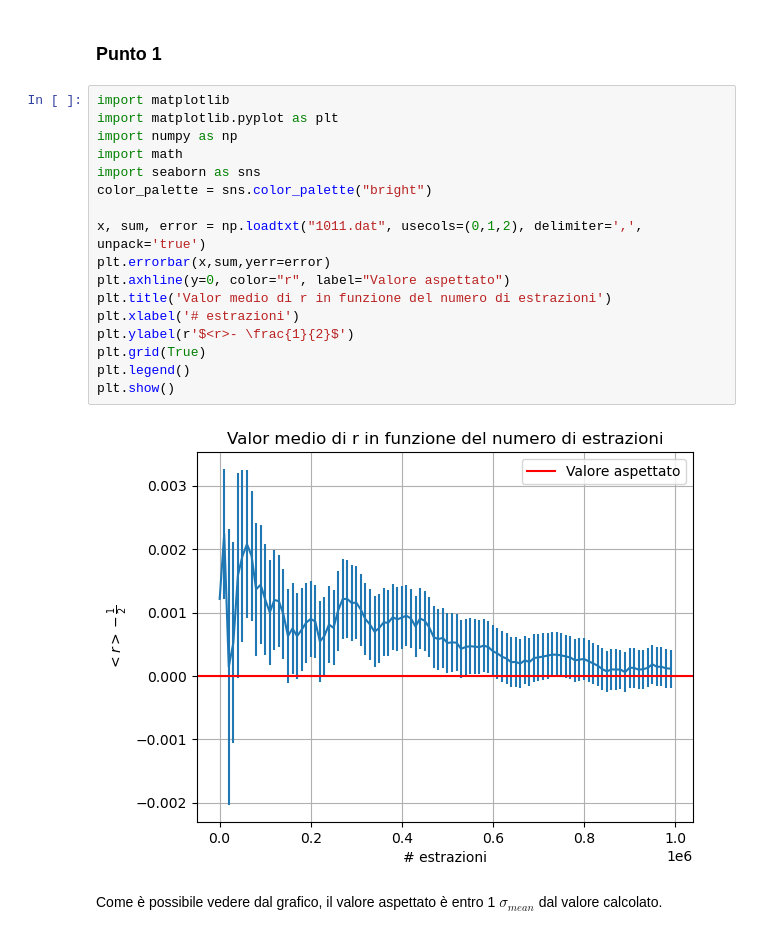
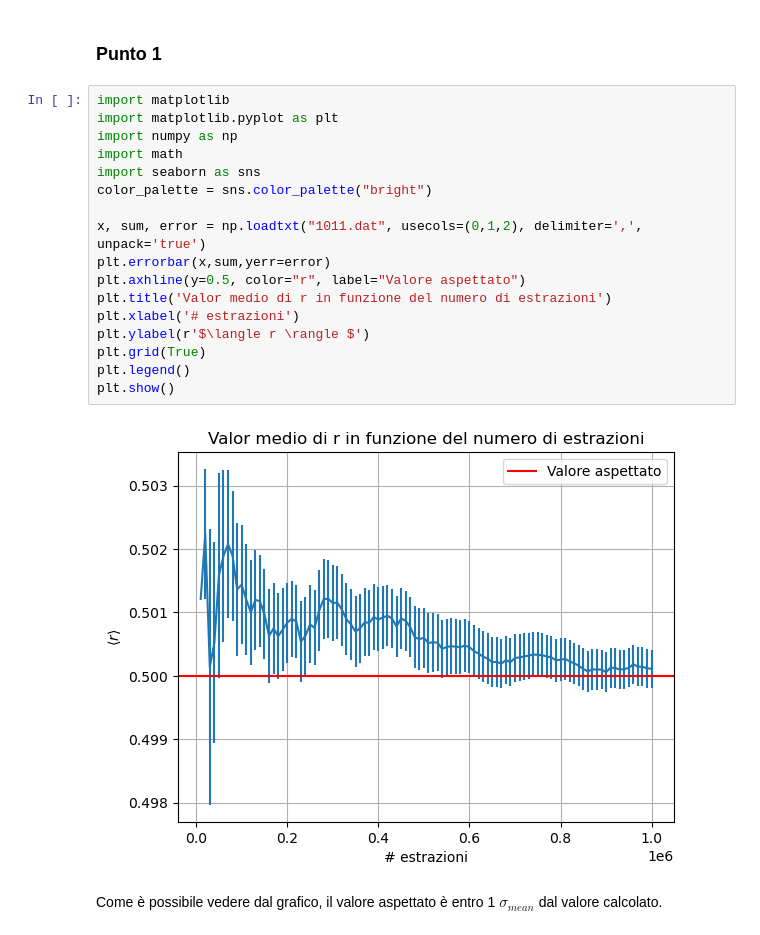
Before and after one commit to paolo-magnani/Esercizi_LSN, a Jupyter notebook: Es01/Paolo_Magnani_Esercitazione_1.ipynb, the cells around one changed output. Cells and saved outputs as stored; diff of their text form.

```diff
--- a/Es01/Paolo_Magnani_Esercitazione_1.ipynb
+++ b/Es01/Paolo_Magnani_Esercitazione_1.ipynb
@@ -9,22 +9,22 @@ L'esercizio 1.01 richiede l'implementazione della media a blocchi: per poterne v
 # %%
 import matplotlib
 import matplotlib.pyplot as plt
 import numpy as np
 import math
 import seaborn as sns
 color_palette = sns.color_palette("bright")
 
 x, sum, error = np.loadtxt("1011.dat", usecols=(0,1,2), delimiter=',', unpack='true')
 plt.errorbar(x,sum,yerr=error)
-plt.axhline(y=0, color="r", label="Valore aspettato")
+plt.axhline(y=0.5, color="r", label="Valore aspettato")
 plt.title('Valor medio di r in funzione del numero di estrazioni')
 plt.xlabel('# estrazioni')
-plt.ylabel(r'$<r>- \frac{1}{2}$')
+plt.ylabel(r'$\langle r \rangle $')
 plt.grid(True)
 plt.legend()
 plt.show()
 # %% [output]
-[figure, old version]
+[figure, new version]
 # %% [markdown]
 Come è possibile vedere dal grafico, il valore aspettato è entro 1 $\sigma_{mean}$ dal valore calcolato.
 # %% [markdown]
```
Also changed, not shown: parts of 1 cell of this notebook, 8 other files.
